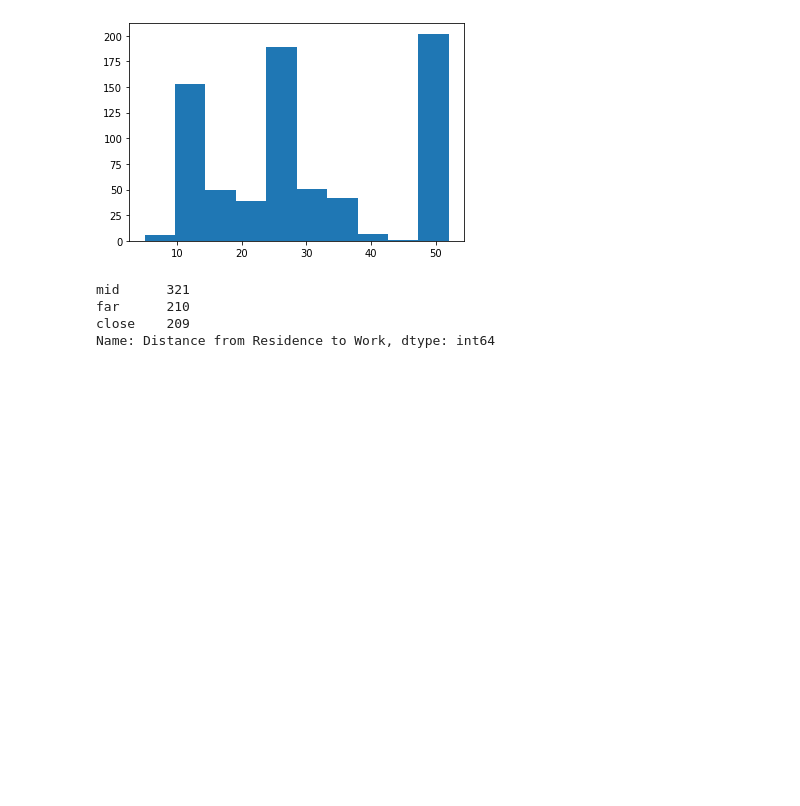
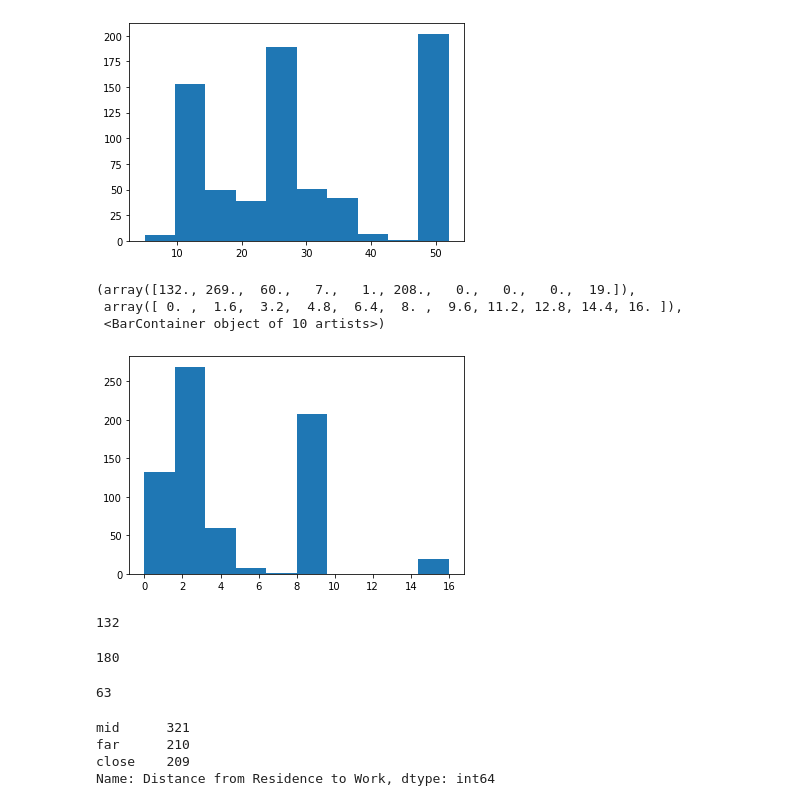
Before and after one commit to SrVallejo/Streamlit_absenteeism_hours, a Jupyter notebook: jupyter/Prediction.ipynb, the cells around one changed output. Cells and saved outputs as stored; diff of their text form; code cells hidden in the pictures; blank space fills up the shorter version.

```diff
--- a/jupyter/Prediction.ipynb
+++ b/jupyter/Prediction.ipynb
@@ -56,6 +54,25 @@ plt.hist(df["Distance from Residence to Work"])
  array([ 5. ,  9.7, 14.4, 19.1, 23.8, 28.5, 33.2, 37.9, 42.6, 47.3, 52. ]),
  <BarContainer object of 10 artists>)
 [figure]
+# %%
+plt.hist(df[df["Absenteeism time in hours"] < 20]["Absenteeism time in hours"])
+# %% [output]
+(array([132., 269.,  60.,   7.,   1., 208.,   0.,   0.,   0.,  19.]),
+ array([ 0. ,  1.6,  3.2,  4.8,  6.4,  8. ,  9.6, 11.2, 12.8, 14.4, 16. ]),
+ <BarContainer object of 10 artists>)
+[figure, added]
+# %%
+df[df["Absenteeism time in hours"] < 2]["Absenteeism time in hours"].count()
+# %% [output]
+132
+# %%
+df[(df["Absenteeism time in hours"] > 2) & (df["Absenteeism time in hours"] <8)]["Absenteeism time in hours"].count()
+# %% [output]
+180
+# %%
+df[df["Absenteeism time in hours"] > 8]["Absenteeism time in hours"].count()
+# %% [output]
+63
 # %%
 
 distance_col = []
```
Also changed, not shown: parts of 7 cells of this notebook.
